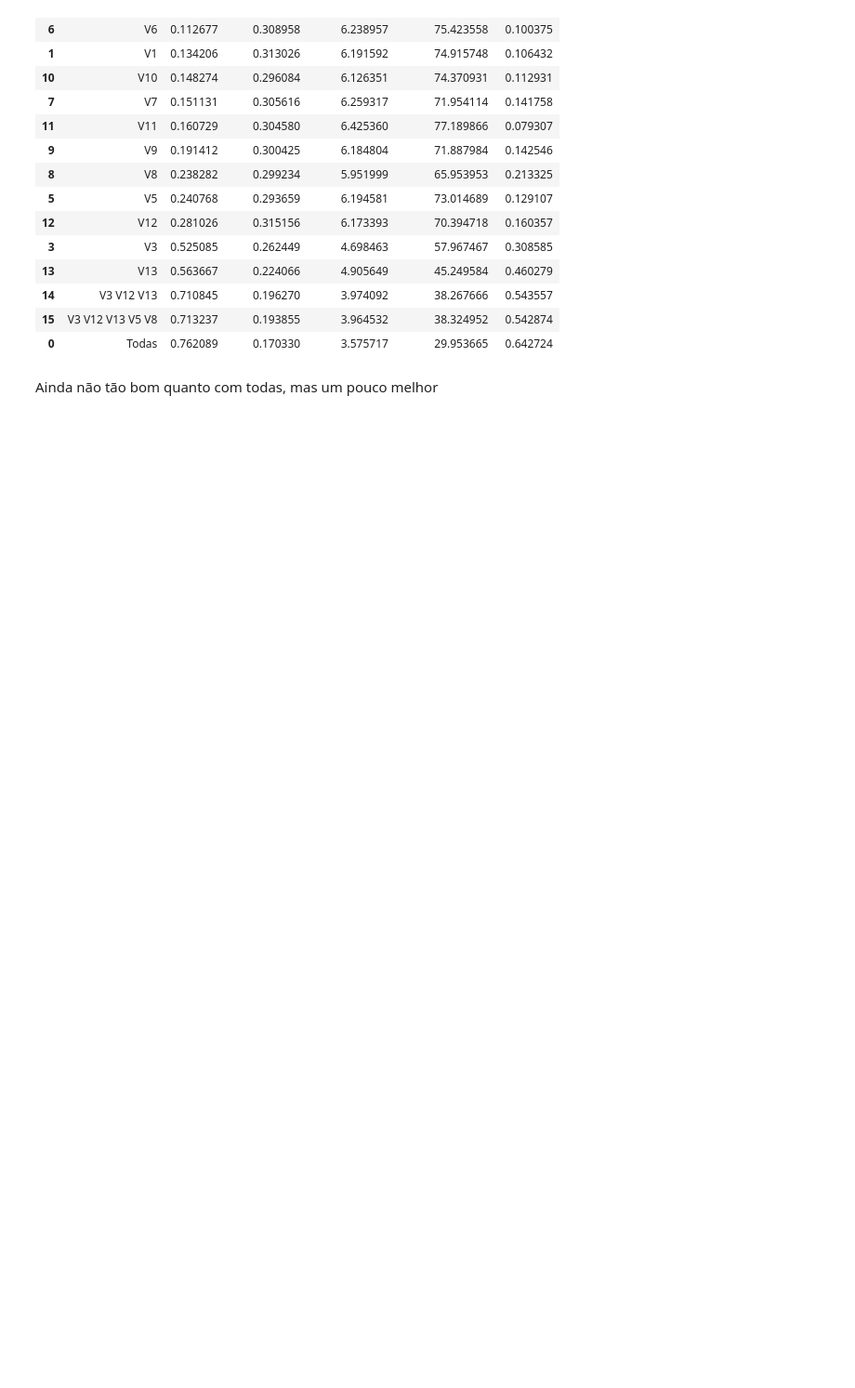
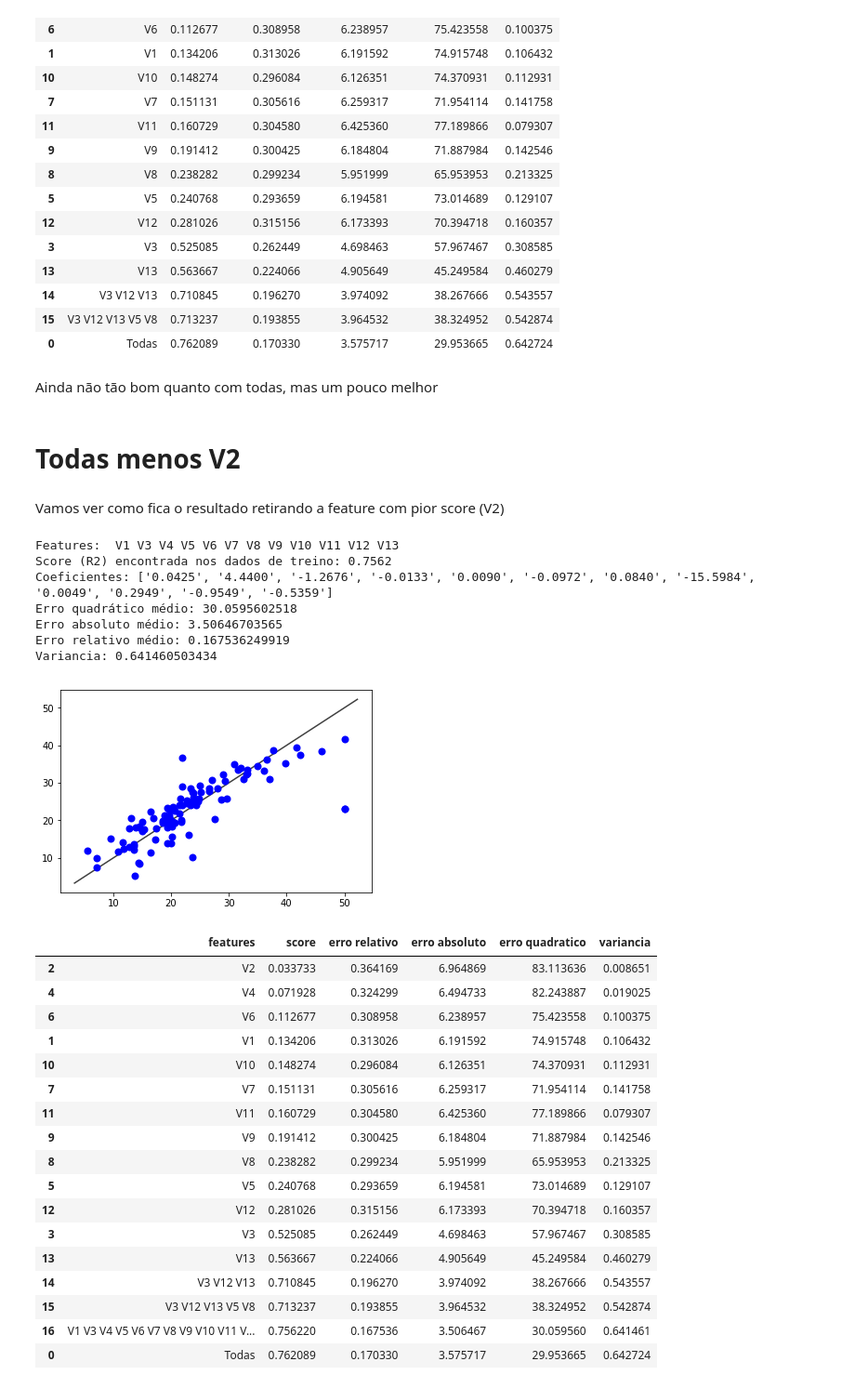
Before and after one commit to GiuDuncan/dataScienceP2, a Jupyter notebook: T2-1.ipynb, the cells around one changed output. Shown: that part at 93% size. Saved outputs shown, nothing was run; the diff lists cells and outputs as text; code cells hidden in the pictures; blank space fills up the shorter version.

```diff
--- a/T2-1.ipynb
+++ b/T2-1.ipynb
@@ -407,3 +414,38 @@ Variancia: 0.542873918825
 | 0 | Todas | 0.762089 | 0.170330 | 3.575717 | 29.953665 | 0.642724 |
 # %% [markdown]
 Ainda não tão bom quanto com todas, mas um pouco melhor
+# %% [markdown]
+# Todas menos V2
+# %% [markdown]
+Vamos ver como fica o resultado retirando a feature com pior score (V2)
+# %%
+result = predict(['V1', 'V3', 'V4', 'V5', 'V6', 'V7', 'V8', 'V9', 'V10', 'V11', 'V12', 'V13'])
+comparativo = comparativo.append(result, ignore_index=True)
+comparativo.sort_values(by=['score'])
+# %% [output]
+Features:  V1 V3 V4 V5 V6 V7 V8 V9 V10 V11 V12 V13
+Score (R2) encontrada nos dados de treino: 0.7562
+Coeficientes: ['0.0425', '4.4400', '-1.2676', '-0.0133', '0.0090', '-0.0972', '0.0840', '-15.5984', '0.0049', '0.2949', '-0.9549', '-0.5359']
+Erro quadrático médio: 30.0595602518
+Erro absoluto médio: 3.50646703565
+Erro relativo médio: 0.167536249919
+Variancia: 0.641460503434
+[figure, added]
+|  | features | score | erro relativo | erro absoluto | erro quadratico | variancia |
+| 2 | V2 | 0.033733 | 0.364169 | 6.964869 | 83.113636 | 0.008651 |
+| 4 | V4 | 0.071928 | 0.324299 | 6.494733 | 82.243887 | 0.019025 |
+| 6 | V6 | 0.112677 | 0.308958 | 6.238957 | 75.423558 | 0.100375 |
+| 1 | V1 | 0.134206 | 0.313026 | 6.191592 | 74.915748 | 0.106432 |
+| 10 | V10 | 0.148274 | 0.296084 | 6.126351 | 74.370931 | 0.112931 |
+| 7 | V7 | 0.151131 | 0.305616 | 6.259317 | 71.954114 | 0.141758 |
+| 11 | V11 | 0.160729 | 0.304580 | 6.425360 | 77.189866 | 0.079307 |
+| 9 | V9 | 0.191412 | 0.300425 | 6.184804 | 71.887984 | 0.142546 |
+| 8 | V8 | 0.238282 | 0.299234 | 5.951999 | 65.953953 | 0.213325 |
+| 5 | V5 | 0.240768 | 0.293659 | 6.194581 | 73.014689 | 0.129107 |
+| 12 | V12 | 0.281026 | 0.315156 | 6.173393 | 70.394718 | 0.160357 |
+| 3 | V3 | 0.525085 | 0.262449 | 4.698463 | 57.967467 | 0.308585 |
+| 13 | V13 | 0.563667 | 0.224066 | 4.905649 | 45.249584 | 0.460279 |
+| 14 | V3 V12 V13 | 0.710845 | 0.196270 | 3.974092 | 38.267666 | 0.543557 |
+| 15 | V3 V12 V13 V5 V8 | 0.713237 | 0.193855 | 3.964532 | 38.324952 | 0.542874 |
+| 16 | V1 V3 V4 V5 V6 V7 V8 V9 V10 V11 V... | 0.756220 | 0.167536 | 3.506467 | 30.059560 | 0.641461 |
+| 0 | Todas | 0.762089 | 0.170330 | 3.575717 | 29.953665 | 0.642724 |
```
Also changed, not shown: parts of 12 cells of this notebook.
